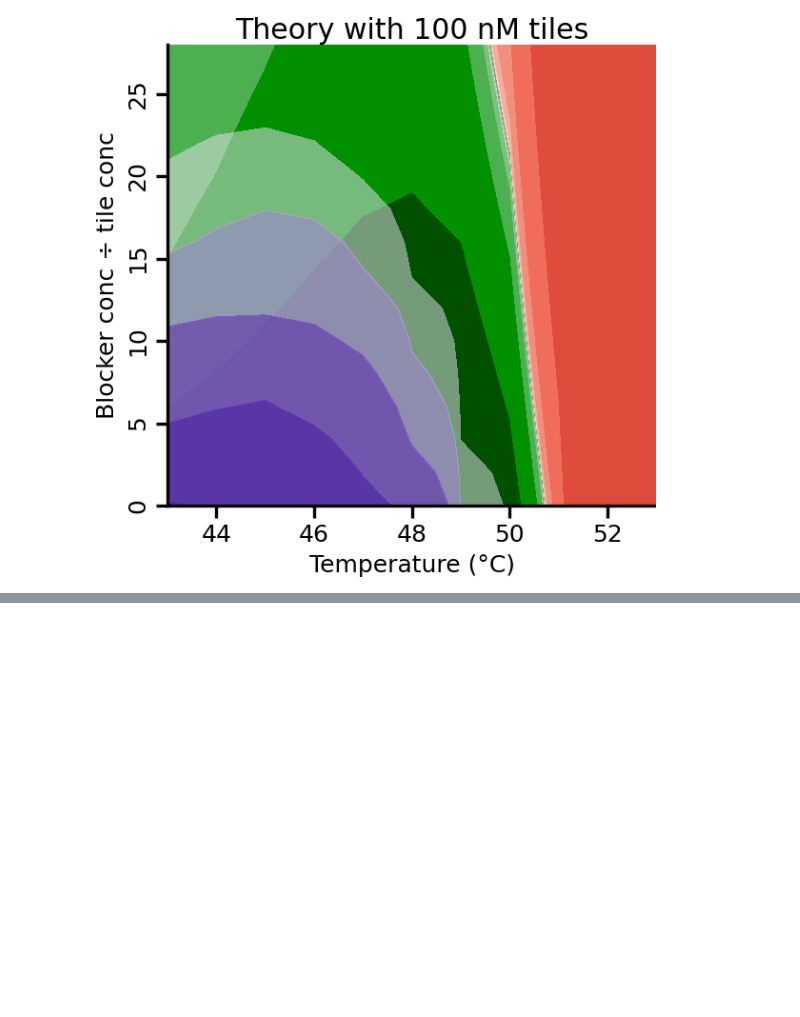
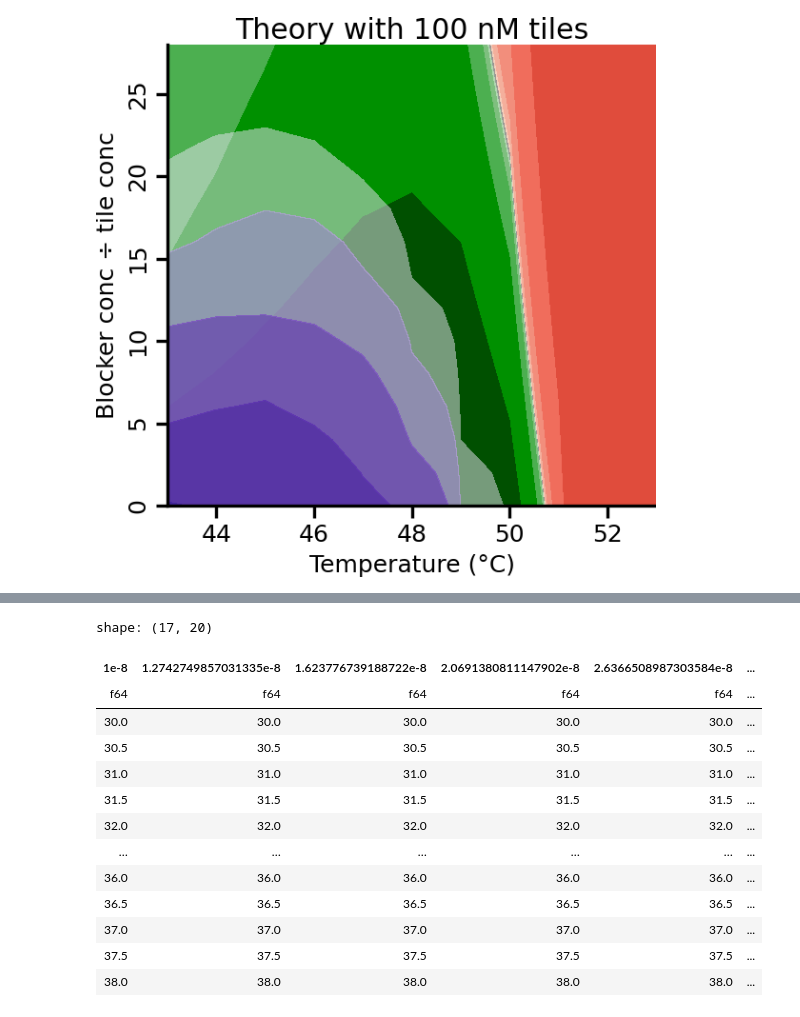
Before and after one commit to tapdance-dna/tileblockers, a Jupyter notebook: examples/phase_diagrams.ipynb, the cells around one changed output, grey strips where cells are left out. Saved outputs shown, nothing was run; the diff lists cells and outputs as text; code cells hidden in the pictures; blank space fills up the shorter version.

```diff
--- a/examples/phase_diagrams.ipynb
+++ b/examples/phase_diagrams.ipynb
@@ -267,0 +275,17 @@ Text(0.5, 1.0, 'Sim. with 2.5 µM blockers')
+# %%
+xg
+# %% [output]
+shape: (17, 20)
+| 1e-8 | 1.2742749857031335e-8 | 1.623776739188722e-8 | 2.0691380811147902e-8 | 2.6366508987303584e-8 | ... |
+| f64 | f64 | f64 | f64 | f64 | ... |
+| 30.0 | 30.0 | 30.0 | 30.0 | 30.0 | ... |
+| 30.5 | 30.5 | 30.5 | 30.5 | 30.5 | ... |
+| 31.0 | 31.0 | 31.0 | 31.0 | 31.0 | ... |
+| 31.5 | 31.5 | 31.5 | 31.5 | 31.5 | ... |
+| 32.0 | 32.0 | 32.0 | 32.0 | 32.0 | ... |
+| … | … | … | … | … | ... |
+| 36.0 | 36.0 | 36.0 | 36.0 | 36.0 | ... |
+| 36.5 | 36.5 | 36.5 | 36.5 | 36.5 | ... |
+| 37.0 | 37.0 | 37.0 | 37.0 | 37.0 | ... |
+| 37.5 | 37.5 | 37.5 | 37.5 | 37.5 | ... |
+| 38.0 | 38.0 | 38.0 | 38.0 | 38.0 | ... |
```
Also changed, not shown: parts of 4 cells of this notebook, 1 other file.
